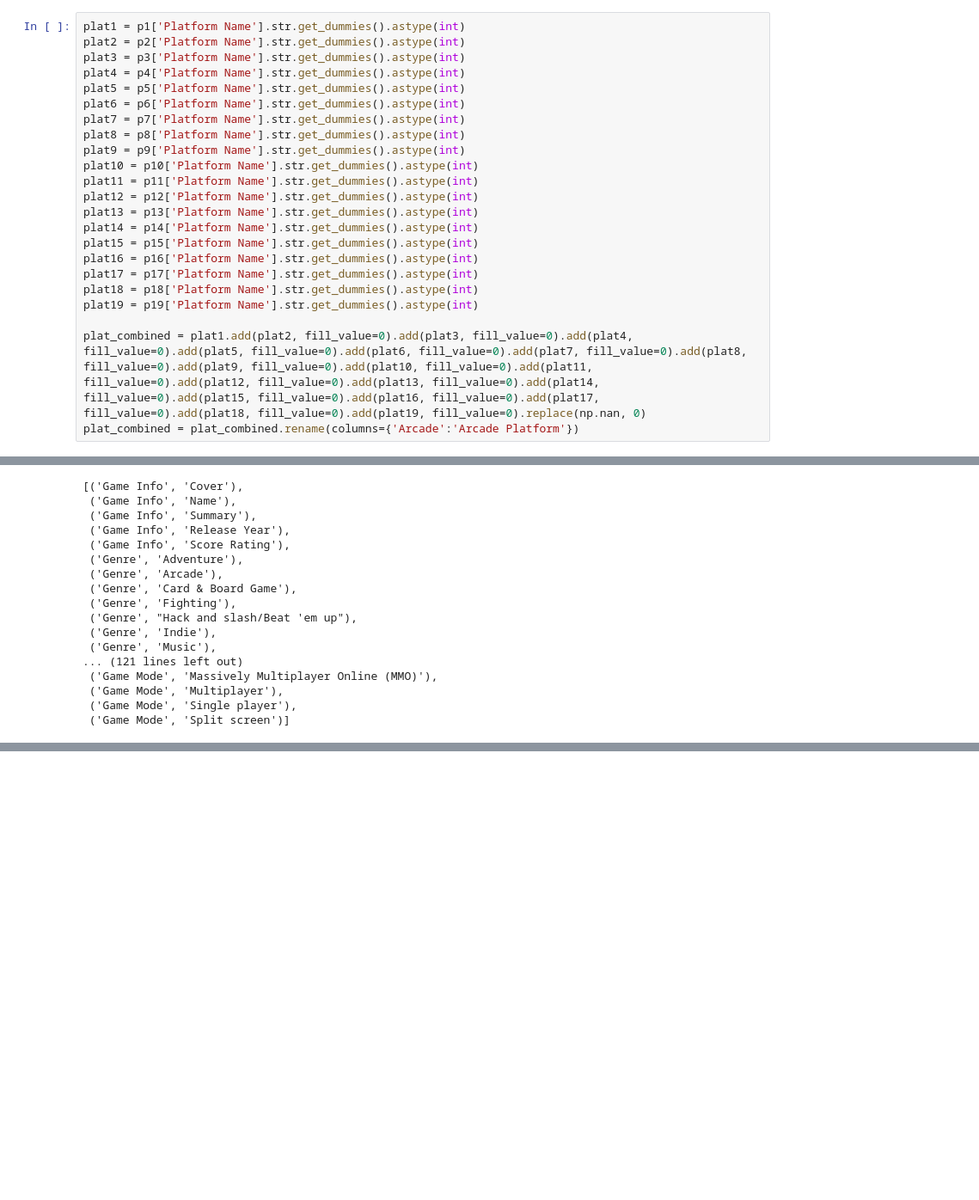
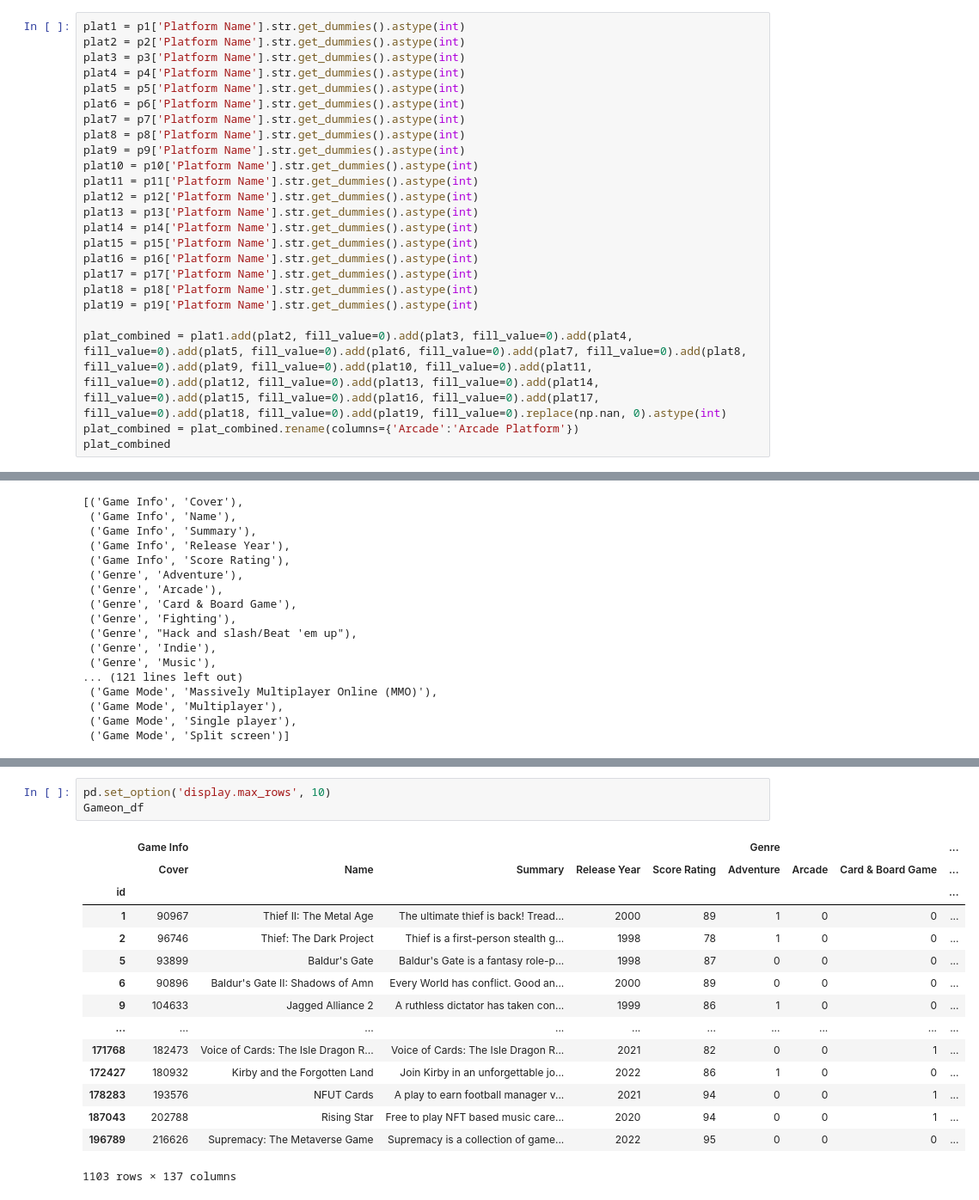
Before and after one commit to 1990Jasonlee/GameOnPassion, a Jupyter notebook: GameOnJson.ipynb, the cells around one changed output, grey strips where cells are left out. Shown: that part at 86% size. Cells and saved outputs as stored; diff of their text form; blank space fills up the shorter version.

```diff
--- a/GameOnJson.ipynb
+++ b/GameOnJson.ipynb
@@ -866,5 +867,6 @@ plat17 = p17['Platform Name'].str.get_dummies().astype(int)
 plat18 = p18['Platform Name'].str.get_dummies().astype(int)
 plat19 = p19['Platform Name'].str.get_dummies().astype(int)
 
-plat_combined = plat1.add(plat2, fill_value=0).add(plat3, fill_value=0).add(plat4, fill_value=0).add(plat5, fill_value=0).add(plat6, fill_value=0).add(plat7, fill_value=0).add(plat8, fill_value=0).add(plat9, fill_value=0).add(plat10, fill_value=0).add(plat11, fill_value=0).add(plat12, fill_value=0).add(plat13, fill_value=0).add(plat14, fill_value=0).add(plat15, fill_value=0).add(plat16, fill_value=0).add(plat17, fill_value=0).add(plat18, fill_value=0).add(plat19, fill_value=0).replace(np.nan, 0)
+plat_combined = plat1.add(plat2, fill_value=0).add(plat3, fill_value=0).add(plat4, fill_value=0).add(plat5, fill_value=0).add(plat6, fill_value=0).add(plat7, fill_value=0).add(plat8, fill_value=0).add(plat9, fill_value=0).add(plat10, fill_value=0).add(plat11, fill_value=0).add(plat12, fill_value=0).add(plat13, fill_value=0).add(plat14, fill_value=0).add(plat15, fill_value=0).add(plat16, fill_value=0).add(plat17, fill_value=0).add(plat18, fill_value=0).add(plat19, fill_value=0).replace(np.nan, 0).astype(int)
 plat_combined = plat_combined.rename(columns={'Arcade':'Arcade Platform'})
+plat_combined
@@ -1275,0 +1089,19 @@ array([[<AxesSubplot:title={'center':'Adventure'}>,
+# %%
+pd.set_option('display.max_rows', 10)
+Gameon_df
+# %% [output]
+|  | Game Info |  |  |  |  | Genre |  |  | ... |
+|  | Cover | Name | Summary | Release Year | Score Rating | Adventure | Arcade | Card & Board Game | ... |
+| id |  |  |  |  |  |  |  |  | ... |
+| 1 | 90967 | Thief II: The Metal Age | The ultimate thief is back! Tread... | 2000 | 89 | 1 | 0 | 0 | ... |
+| 2 | 96746 | Thief: The Dark Project | Thief is a first-person stealth g... | 1998 | 78 | 1 | 0 | 0 | ... |
+| 5 | 93899 | Baldur's Gate | Baldur's Gate is a fantasy role-p... | 1998 | 87 | 0 | 0 | 0 | ... |
+| 6 | 90896 | Baldur's Gate II: Shadows of Amn | Every World has conflict. Good an... | 2000 | 89 | 0 | 0 | 0 | ... |
+| 9 | 104633 | Jagged Alliance 2 | A ruthless dictator has taken con... | 1999 | 86 | 1 | 0 | 0 | ... |
+| ... | ... | ... | ... | ... | ... | ... | ... | ... | ... |
+| 171768 | 182473 | Voice of Cards: The Isle Dragon R... | Voice of Cards: The Isle Dragon R... | 2021 | 82 | 0 | 0 | 1 | ... |
+| 172427 | 180932 | Kirby and the Forgotten Land | Join Kirby in an unforgettable jo... | 2022 | 86 | 1 | 0 | 0 | ... |
+| 178283 | 193576 | NFUT Cards | A play to earn football manager v... | 2021 | 94 | 0 | 0 | 1 | ... |
+| 187043 | 202788 | Rising Star | Free to play NFT based music care... | 2020 | 94 | 0 | 0 | 1 | ... |
+| 196789 | 216626 | Supremacy: The Metaverse Game | Supremacy is a collection of game... | 2022 | 95 | 0 | 0 | 0 | ... |
+1103 rows × 137 columns
```
Also changed, not shown: parts of 6 cells of this notebook, 1 other file.
